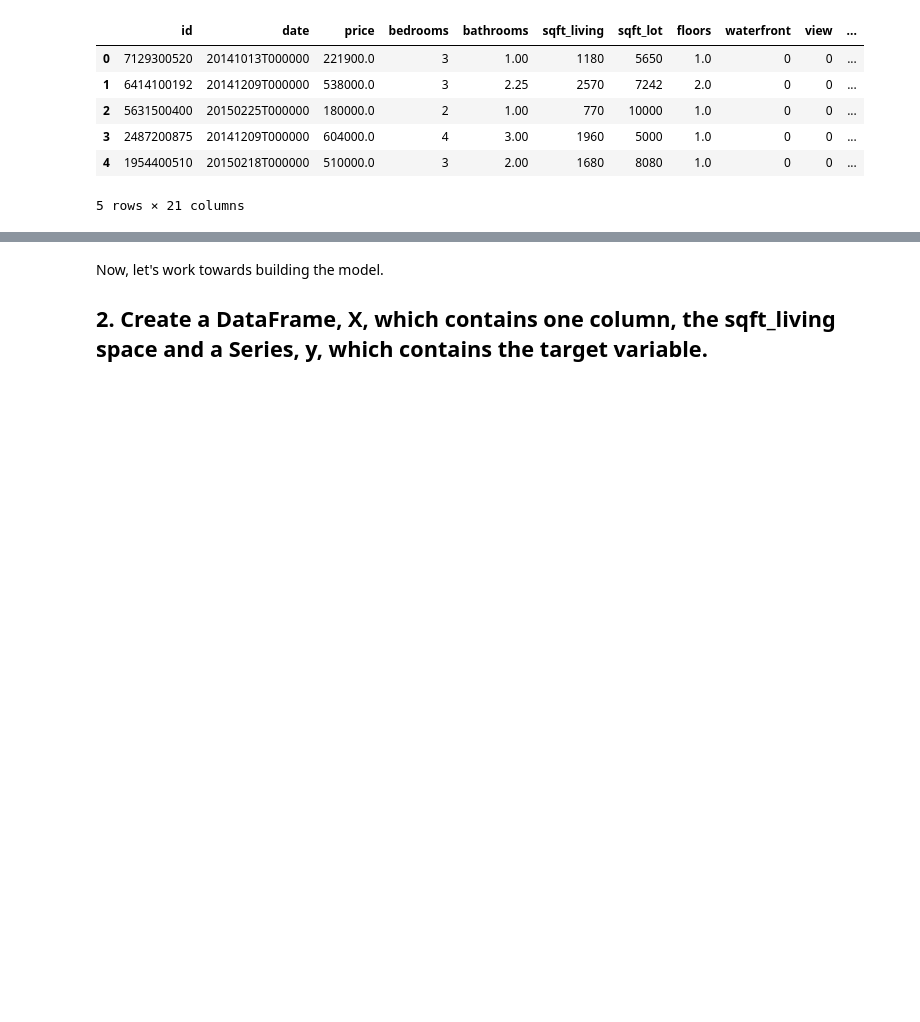
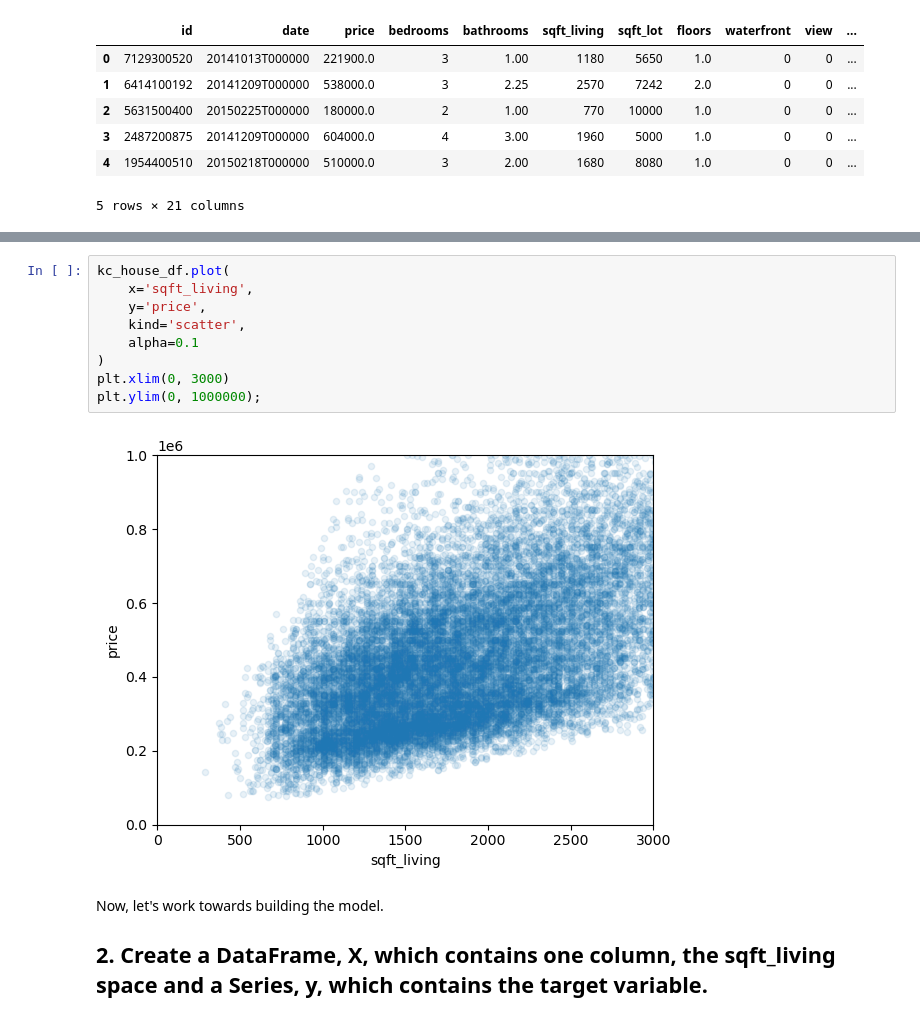
Before and after one commit to nss-data-science-cohort-9/ml-exercise-1-shannequin, a Jupyter notebook: ml_exercise_1-regression_basics.ipynb, the cells around one changed output, grey strips where cells are left out. Cells and saved outputs as stored; diff of their text form; blank space fills up the shorter version.

```diff
--- a/ml_exercise_1-regression_basics.ipynb
+++ b/ml_exercise_1-regression_basics.ipynb
@@ -41,6 +41,17 @@ kc_house_df.plot(
 # %% [output]
 <Axes: xlabel='sqft_living', ylabel='price'>
 [figure]
+# %%
+kc_house_df.plot(
+    x='sqft_living',
+    y='price',
+    kind='scatter',
+    alpha=0.1
+)
+plt.xlim(0, 3000)
+plt.ylim(0, 1000000);
+# %% [output]
+[figure, added]
 # %% [markdown]
 Now, let's work towards building the model.
 
```
Also changed, not shown: parts of 17 cells of this notebook.
